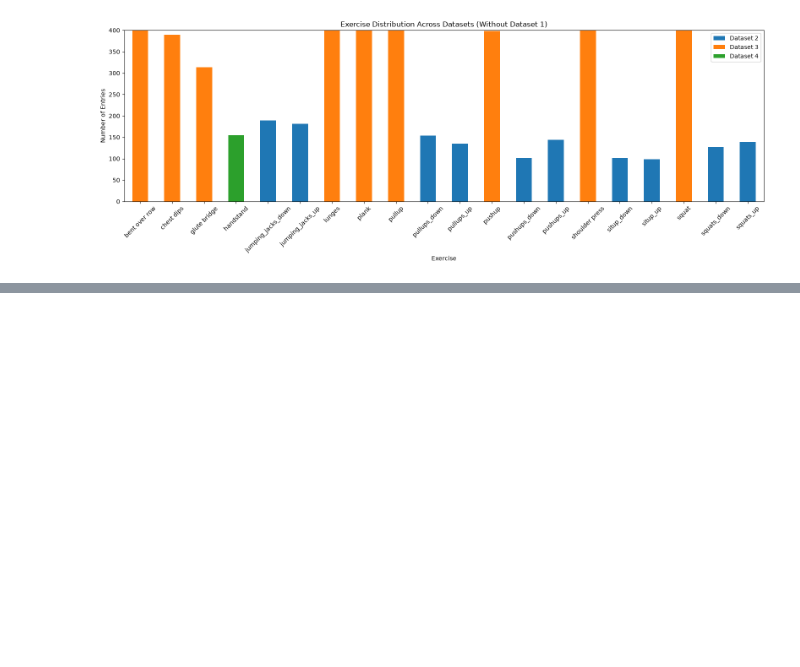
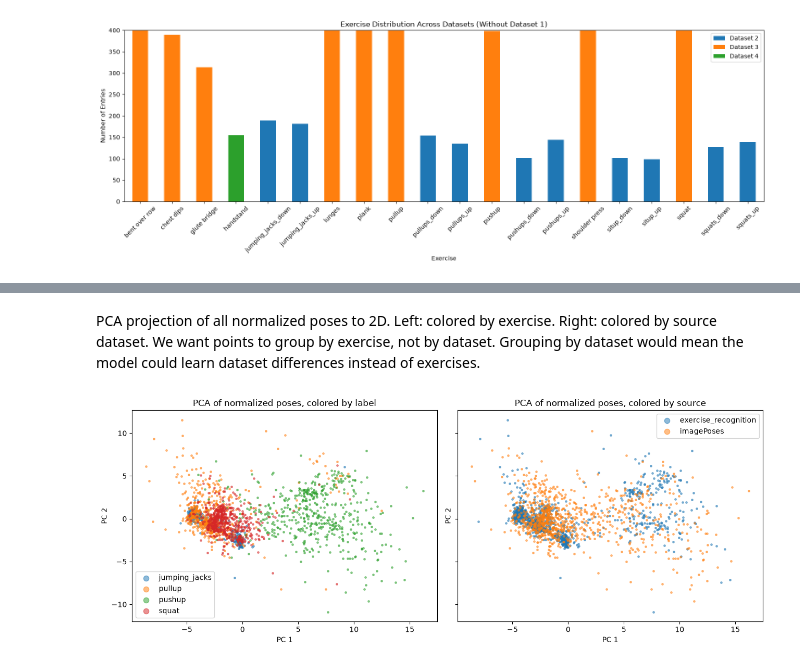
Before and after one commit to kevin-l-tran/483-project, a Jupyter notebook: preprocess/visualization.ipynb, the cells around one changed output, grey strips where cells are left out. Cells and saved outputs as stored; diff of their text form; code cells hidden in the pictures; blank space fills up the shorter version.

```diff
--- a/preprocess/visualization.ipynb
+++ b/preprocess/visualization.ipynb
@@ -69,0 +174,21 @@ plt.show()
+# %% [markdown]
+PCA projection of all normalized poses to 2D. Left: colored by exercise. Right: colored by source dataset. We want points to group by exercise, not by dataset. Grouping by dataset would mean the model could learn dataset differences instead of exercises.
+# %%
+X = poses[XY_COLUMNS].to_numpy()
+X = X - X.mean(axis=0)
+_, _, components = np.linalg.svd(X, full_matrices=False)
+projected = X @ components[:2].T
+
+fig, axes = plt.subplots(1, 2, figsize=(13, 5), sharex=True, sharey=True)
+for ax, column, names in [(axes[0], "label", EXERCISES), (axes[1], "source", SOURCES)]:
+    for name in names:
+        mask = (poses[column] == name).to_numpy()
+        ax.scatter(projected[mask, 0], projected[mask, 1], s=6, alpha=0.5, label=name)
+    ax.set_title(f"PCA of normalized poses, colored by {column}")
+    ax.set_xlabel("PC 1")
+    ax.set_ylabel("PC 2")
+    ax.legend(markerscale=3)
+plt.tight_layout()
+plt.show()
+# %% [output]
+[figure, added]
```
Also changed, not shown: parts of 6 cells of this notebook, 2 other files.
